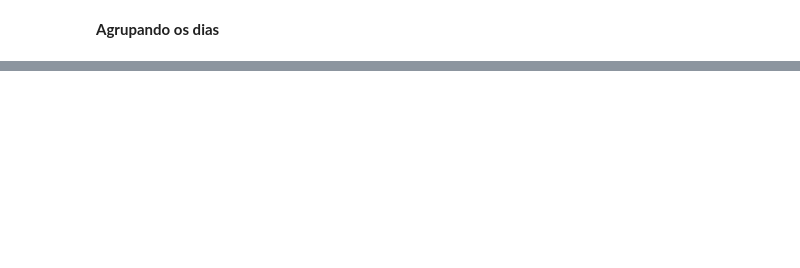
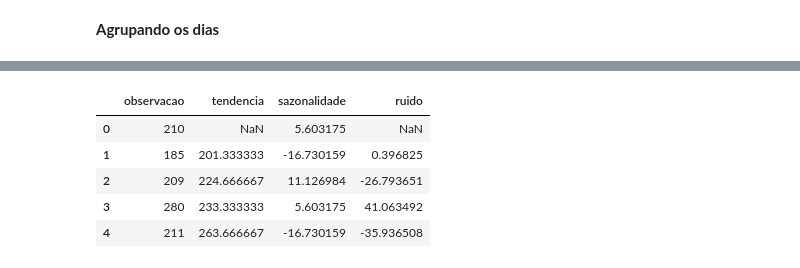
Before and after one commit to phsrdev/Python-para-Data-Science, a Jupyter notebook: Data Science análise de series temporais/Time_Series.ipynb, the cells around one changed output, grey strips where cells are left out. Saved outputs shown, nothing was run; the diff lists cells and outputs as text; code cells hidden in the pictures; blank space fills up the shorter version.

```diff
--- a/Data Science análise de series temporais/Time_Series.ipynb
+++ b/Data Science análise de series temporais/Time_Series.ipynb
@@ -385,0 +298,22 @@ vendas_agrupadas
+# %%
+observacao = resultado.observed
+tendencia = resultado.trend
+sazonalidade = resultado.seasonal
+ruido = resultado.resid
+# %%
+data = ({
+    'observacao':observacao,
+    'tendencia':tendencia,
+    'sazonalidade':sazonalidade,
+    'ruido':ruido
+})
+
+resultado = pd.DataFrame(data)
+resultado.head()
+# %% [output]
+|  | observacao | tendencia | sazonalidade | ruido |
+| 0 | 210 | NaN | 5.603175 | NaN |
+| 1 | 185 | 201.333333 | -16.730159 | 0.396825 |
+| 2 | 209 | 224.666667 | 11.126984 | -26.793651 |
+| 3 | 280 | 233.333333 | 5.603175 | 41.063492 |
+| 4 | 211 | 263.666667 | -16.730159 | -35.936508 |
```
Also changed, not shown: parts of 56 cells of this notebook.
